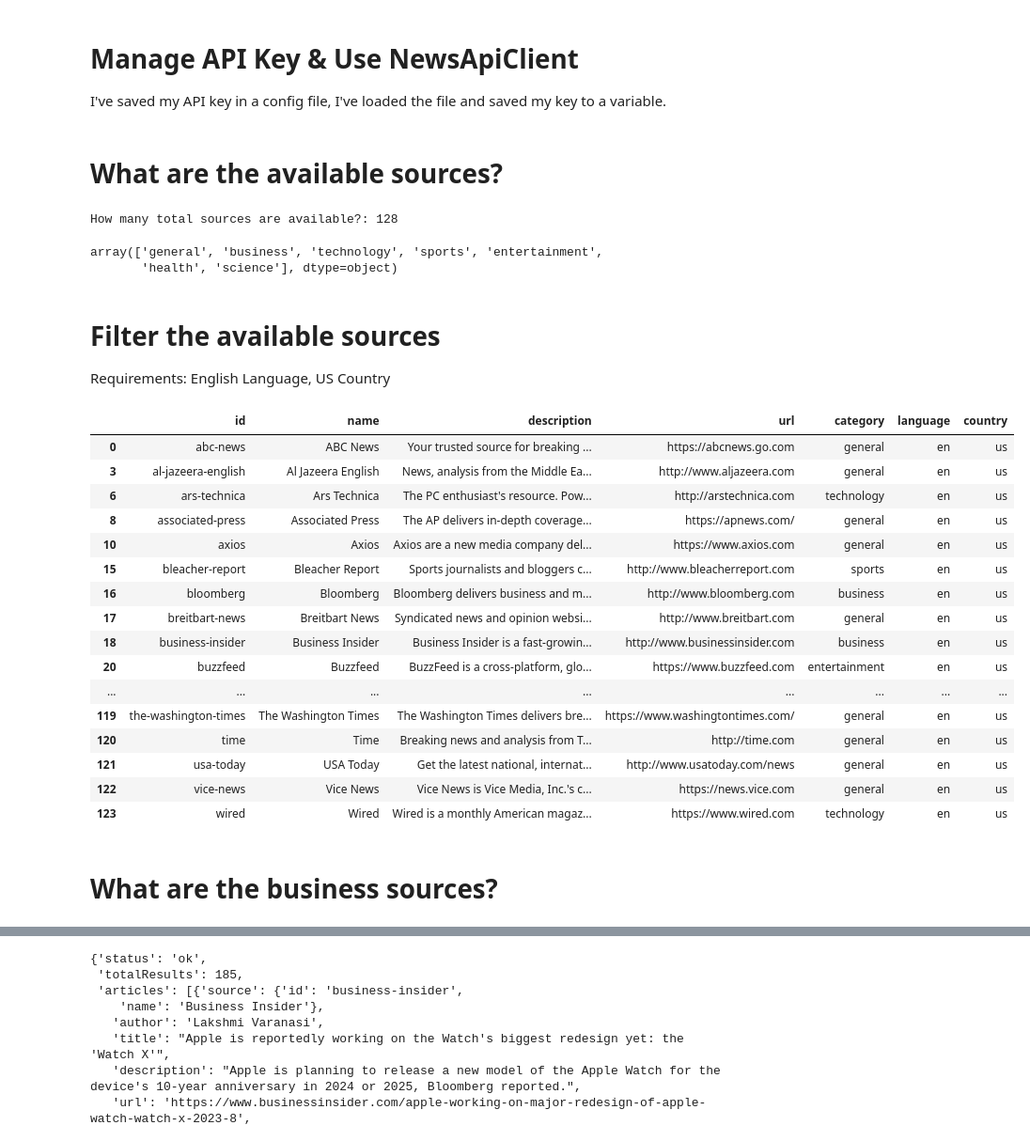
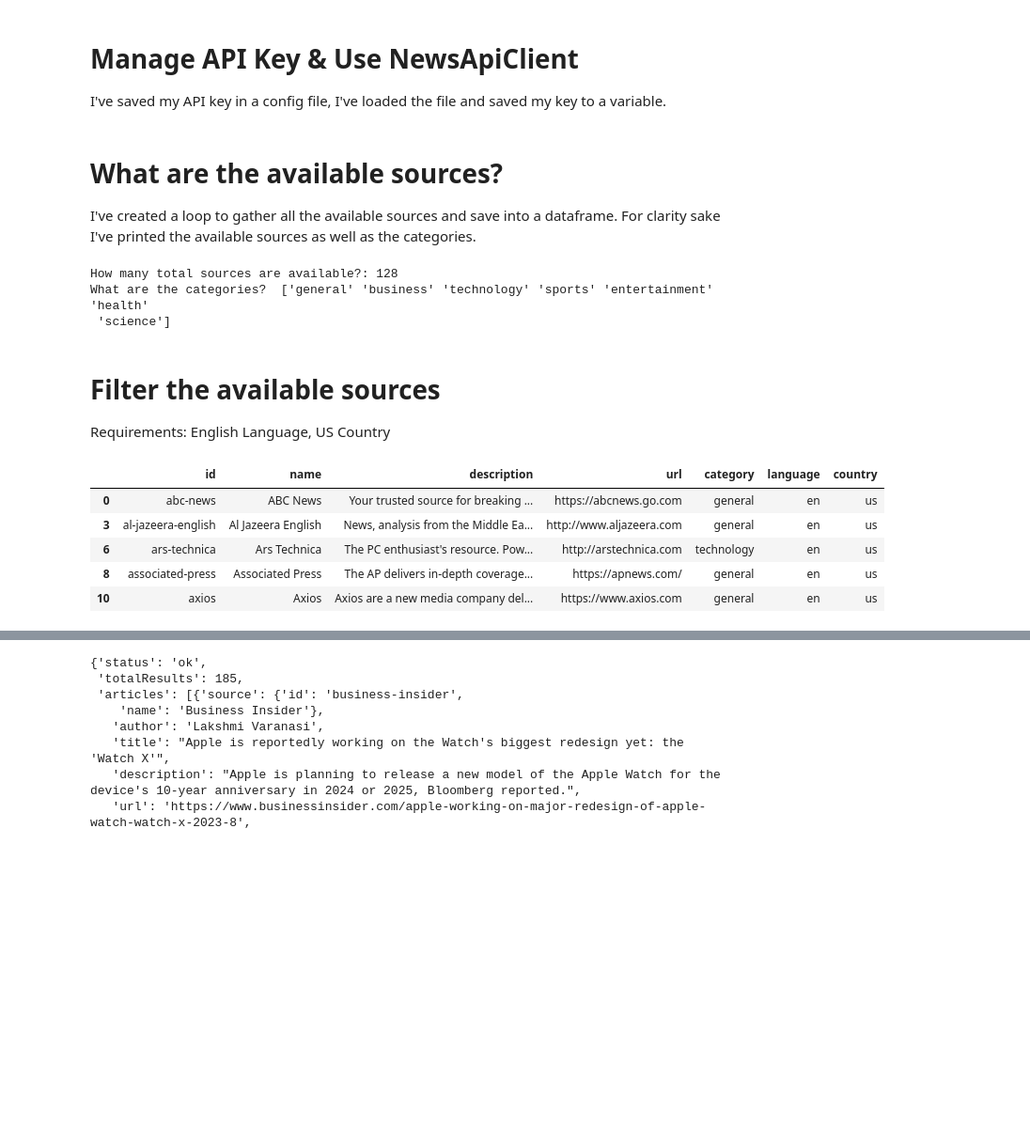
Before and after one commit to gossdante/news_sentiment, a Jupyter notebook: sentiment.ipynb, the cells around one changed output, grey strips where cells are left out. Shown at 94% size. Drawn from its saved outputs; the diff is of its cells as text; code cells hidden in the pictures; blank space fills up the shorter version.

```diff
--- a/sentiment.ipynb
+++ b/sentiment.ipynb
@@ -10,8 +10,9 @@ APIKEY=config.APIKEY
 
 from newsapi import NewsApiClient
 newsapi = NewsApiClient(api_key=APIKEY)
-# %% [markdown]
-# What are the available sources?
+# %% [markdown]
+# What are the available sources?
+I've created a loop to gather all the available sources and save into a dataframe. For clarity sake I've printed the available sources as well as the categories.
 # %%
 import pandas as pd
 sources = newsapi.get_sources()
@@ -28,8 +29,6 @@ language=pd.Series(name='language')
 country=pd.Series(name='country')
 #column_names = ['id', 'name', 'description', 'url', 'category', 'language', 'country']
 
-#sourcedf=pd.DataFrame(columns=column_names)
-
 for idx,outlet in enumerate(sources['sources']):
     id[idx]=outlet['id']
     name[idx] = outlet['name']
@@ -40,34 +39,21 @@ for idx,outlet in enumerate(sources['sources']):
     country[idx] = outlet['country']
 sourcedf=pd.concat([id,name,description,url,category,language,country],axis=1)
 
-sourcedf['category'].unique()
+print('What are the categories? ', sourcedf['category'].unique())
 # %% [output]
 How many total sources are available?: 128
+What are the categories?  ['general' 'business' 'technology' 'sports' 'entertainment' 'health'
+ 'science']
-array(['general', 'business', 'technology', 'sports', 'entertainment',
-       'health', 'science'], dtype=object)
 # %% [markdown]
 # Filter the available sources
 Requirements: English Language, US Country
 # %%
 sourcedf= sourcedf[(sourcedf['language']=='en') & (sourcedf['country']=='us')]
-sourcedf
+sourcedf.head()
 # %% [output]
 |  | id | name | description | url | category | language | country |
 | 0 | abc-news | ABC News | Your trusted source for breaking ... | https://abcnews.go.com | general | en | us |
 | 3 | al-jazeera-english | Al Jazeera English | News, analysis from the Middle Ea... | http://www.aljazeera.com | general | en | us |
 | 6 | ars-technica | Ars Technica | The PC enthusiast's resource. Pow... | http://arstechnica.com | technology | en | us |
 | 8 | associated-press | Associated Press | The AP delivers in-depth coverage... | https://apnews.com/ | general | en | us |
 | 10 | axios | Axios | Axios are a new media company del... | https://www.axios.com | general | en | us |
-| 15 | bleacher-report | Bleacher Report | Sports journalists and bloggers c... | http://www.bleacherreport.com | sports | en | us |
-| 16 | bloomberg | Bloomberg | Bloomberg delivers business and m... | http://www.bloomberg.com | business | en | us |
-| 17 | breitbart-news | Breitbart News | Syndicated news and opinion websi... | http://www.breitbart.com | general | en | us |
-| 18 | business-insider | Business Insider | Business Insider is a fast-growin... | http://www.businessinsider.com | business | en | us |
-| 20 | buzzfeed | Buzzfeed | BuzzFeed is a cross-platform, glo... | https://www.buzzfeed.com | entertainment | en | us |
-| ... | ... | ... | ... | ... | ... | ... | ... |
-| 119 | the-washington-times | The Washington Times | The Washington Times delivers bre... | https://www.washingtontimes.com/ | general | en | us |
-| 120 | time | Time | Breaking news and analysis from T... | http://time.com | general | en | us |
-| 121 | usa-today | USA Today | Get the latest national, internat... | http://www.usatoday.com/news | general | en | us |
-| 122 | vice-news | Vice News | Vice News is Vice Media, Inc.'s c... | https://news.vice.com | general | en | us |
-| 123 | wired | Wired | Wired is a monthly American magaz... | https://www.wired.com | technology | en | us |
-# %% [markdown]
-# What are the business sources?
```
Also changed, not shown: parts of 8 cells of this notebook.
